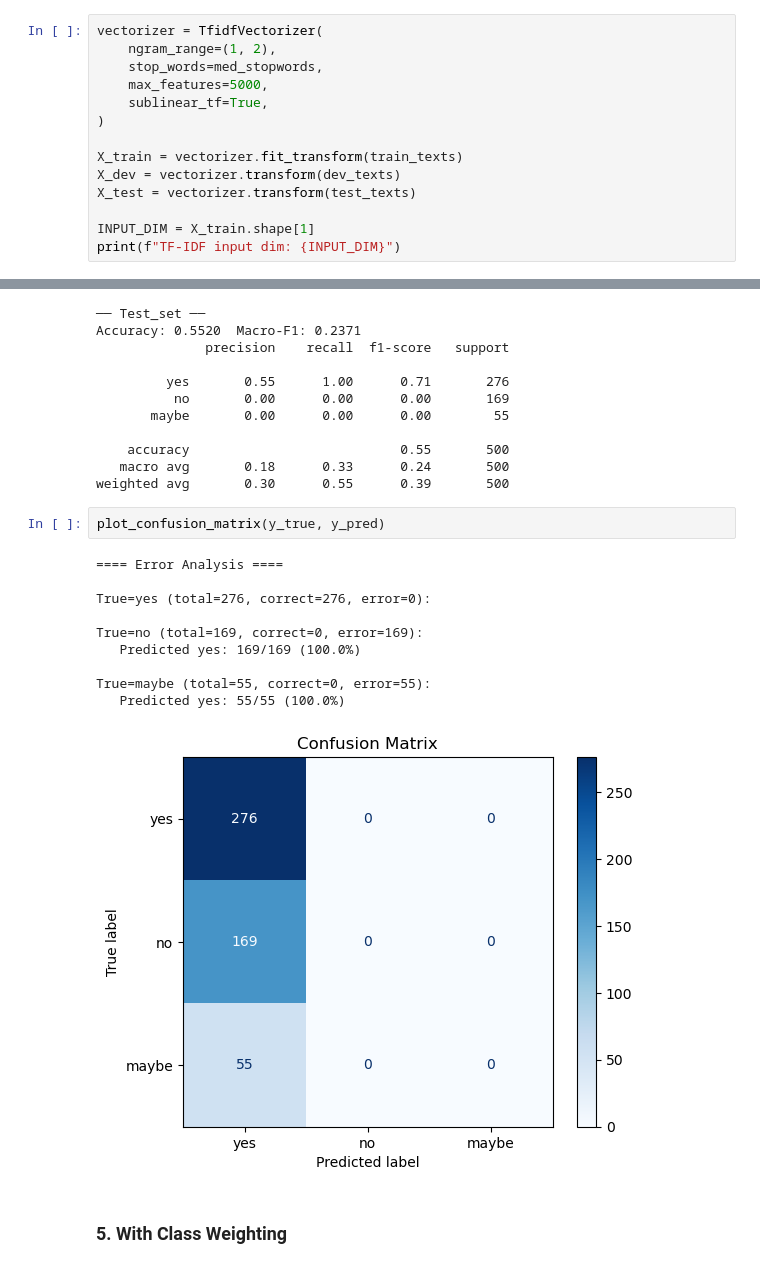
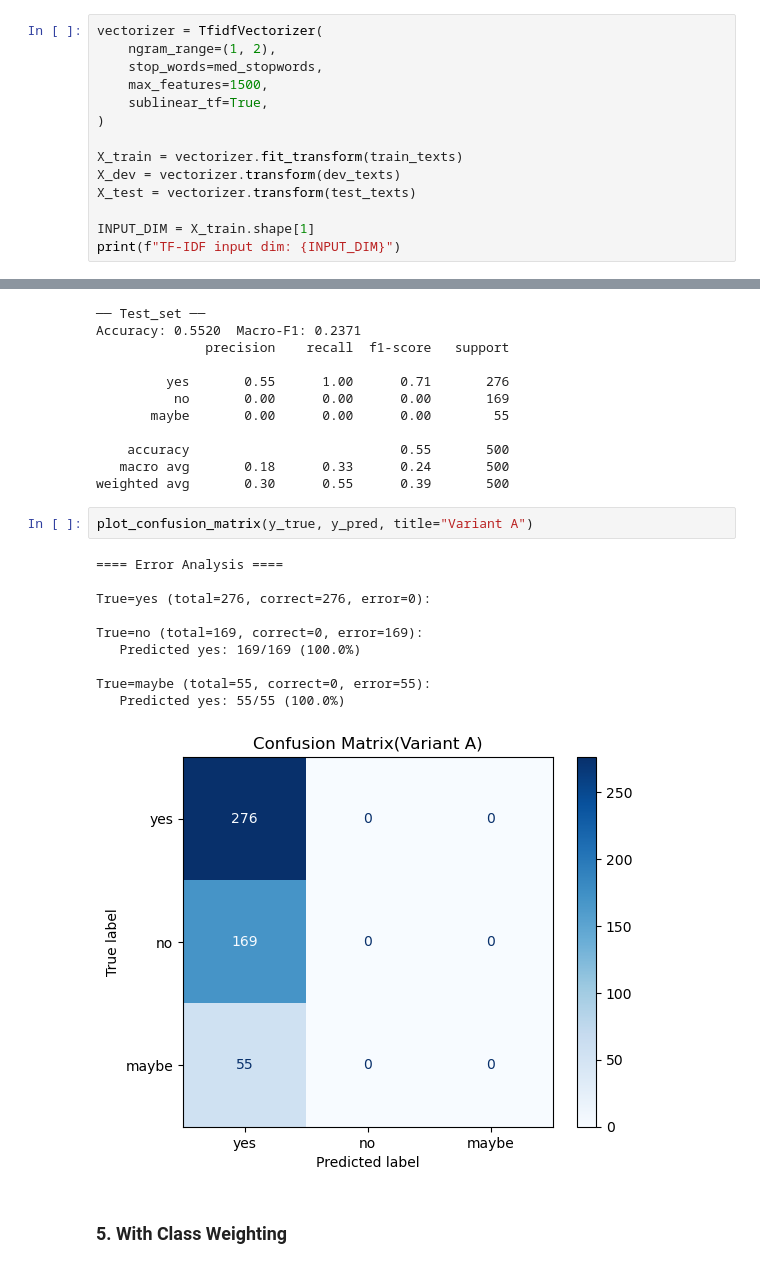
Before and after one commit to realhenrycheng/AITA_Coursework_Team11, a Jupyter notebook: TFIDF_MLP.ipynb, the cells around one changed output, grey strips where cells are left out. Drawn from its saved outputs; the diff is of its cells as text.

```diff
--- a/TFIDF_MLP.ipynb
+++ b/TFIDF_MLP.ipynb
@@ -66,7 +66,7 @@ med_stopwords = list(ENGLISH_STOP_WORDS - MEDICAL_KEEP)
 vectorizer = TfidfVectorizer(
     ngram_range=(1, 2),
     stop_words=med_stopwords,
-    max_features=5000,
+    max_features=1500,
     sublinear_tf=True,
 )
 
@@ -313,18 +313,18 @@ Accuracy: 0.5520  Macro-F1: 0.2371
    macro avg       0.18      0.33      0.24       500
 weighted avg       0.30      0.55      0.39       500
 # %%
-plot_confusion_matrix(y_true, y_pred)
+plot_confusion_matrix(y_true, y_pred, title="Variant A")
 # %% [output]
 ==== Error Analysis ====
 
 True=yes (total=276, correct=276, error=0):
 
 True=no (total=169, correct=0, error=169):
    Predicted yes: 169/169 (100.0%)
 
 True=maybe (total=55, correct=0, error=55):
    Predicted yes: 55/55 (100.0%)
-[figure, old version]
+[figure, new version]
 # %% [markdown]
 ### 5. With Class Weighting
 # %%
```
Also changed, not shown: parts of 22 cells of this notebook, 4 other files.
